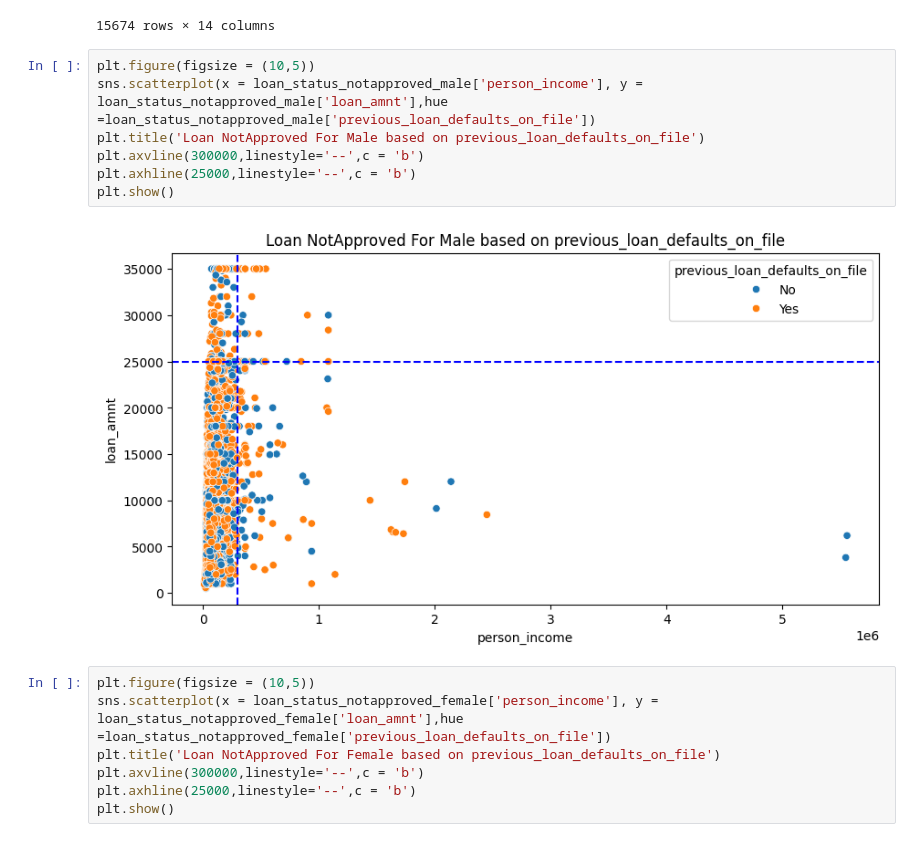
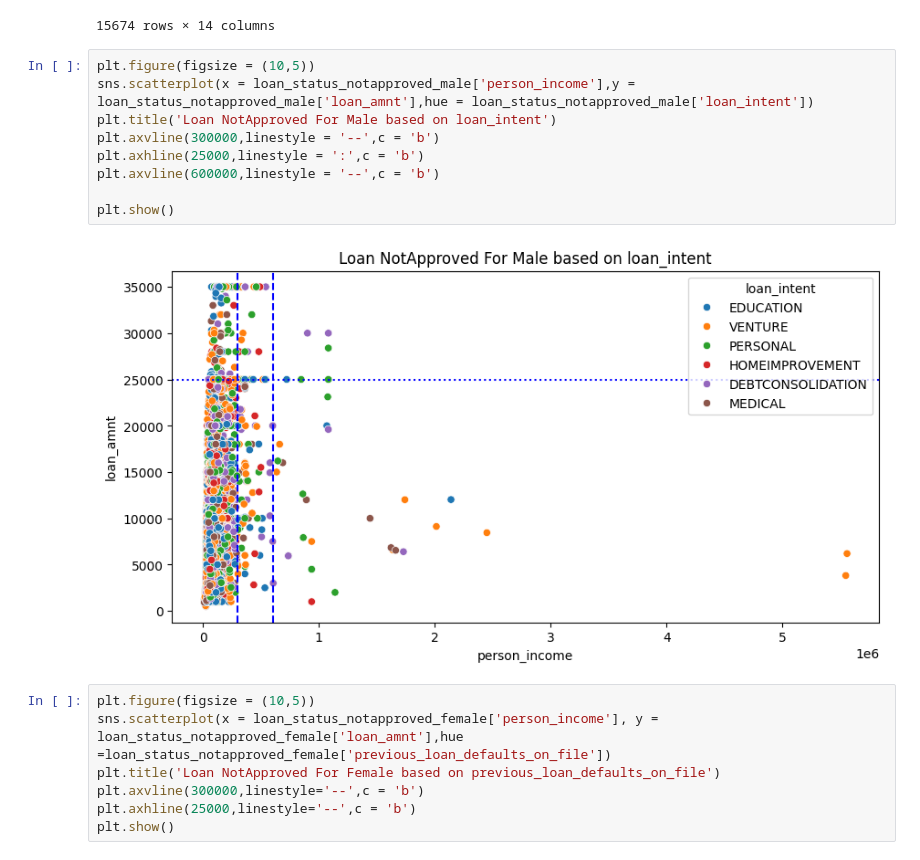
Before and after one commit to mihir0804/DataScience, a Jupyter notebook: Case_Study__03_Loan_Approval_EDA.ipynb, the cells around one changed output. Cells and saved outputs as stored; diff of their text form.

```diff
--- a/Case_Study__03_Loan_Approval_EDA.ipynb
+++ b/Case_Study__03_Loan_Approval_EDA.ipynb
@@ -297,13 +297,15 @@ loan_status_notapproved_female
 15674 rows × 14 columns
 # %%
 plt.figure(figsize = (10,5))
-sns.scatterplot(x = loan_status_notapproved_male['person_income'], y = loan_status_notapproved_male['loan_amnt'],hue =loan_status_notapproved_male['previous_loan_defaults_on_file'])
-plt.title('Loan NotApproved For Male based on previous_loan_defaults_on_file')
-plt.axvline(300000,linestyle='--',c = 'b')
-plt.axhline(25000,linestyle='--',c = 'b')
+sns.scatterplot(x = loan_status_notapproved_male['person_income'],y = loan_status_notapproved_male['loan_amnt'],hue = loan_status_notapproved_male['loan_intent'])
+plt.title('Loan NotApproved For Male based on loan_intent')
+plt.axvline(300000,linestyle = '--',c = 'b')
+plt.axhline(25000,linestyle = ':',c = 'b')
+plt.axvline(600000,linestyle = '--',c = 'b')
+
 plt.show()
 # %% [output]
-[figure, old version]
+[figure, new version]
 # %%
 plt.figure(figsize = (10,5))
 sns.scatterplot(x = loan_status_notapproved_female['person_income'], y = loan_status_notapproved_female['loan_amnt'],hue =loan_status_notapproved_female['previous_loan_defaults_on_file'])
```
Also changed, not shown: parts of 10 cells of this notebook.
